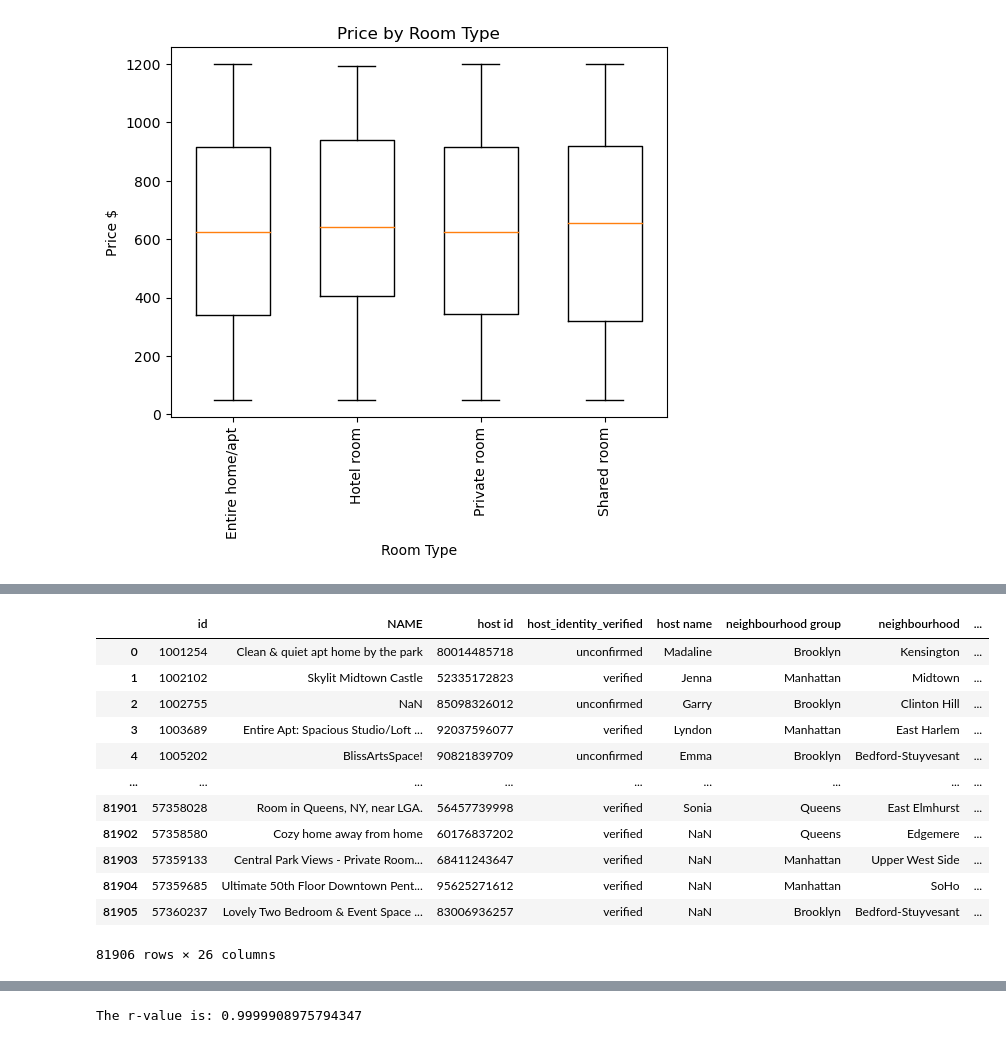
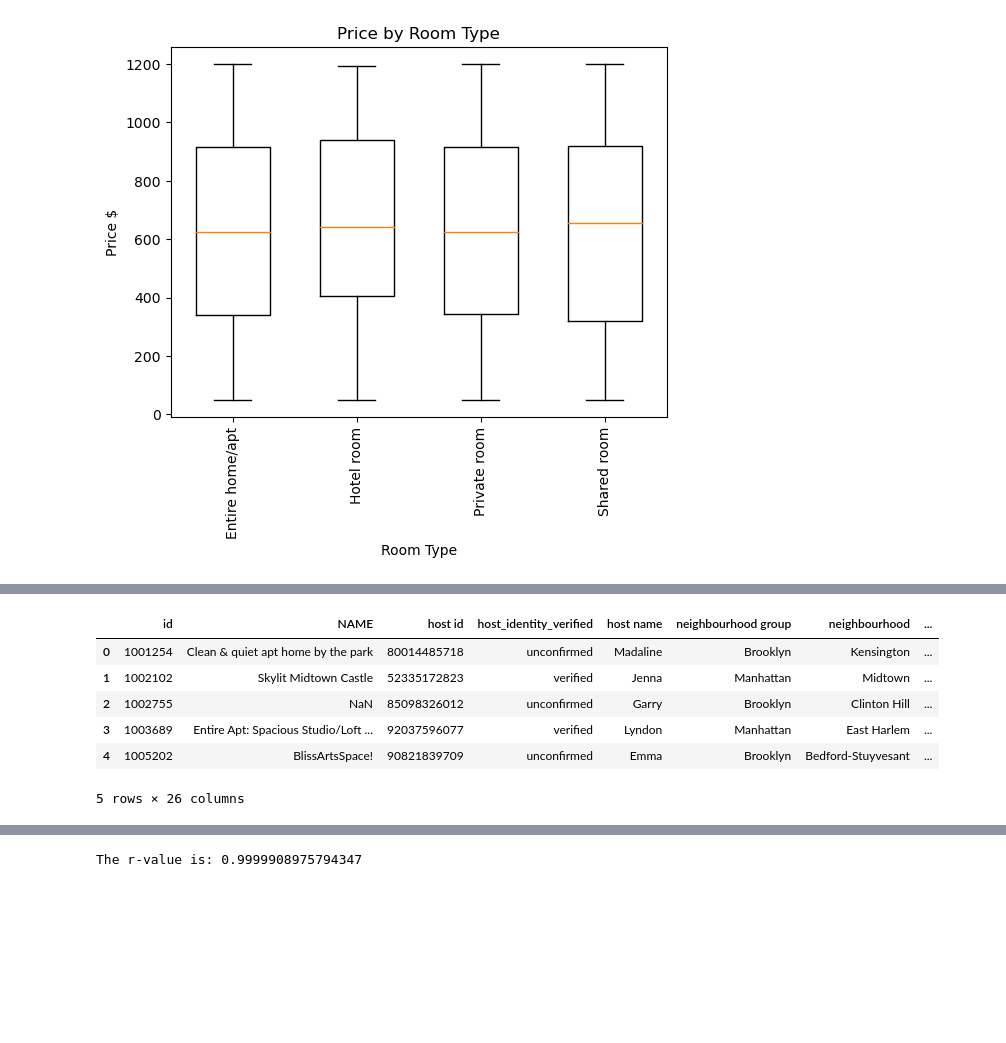
Before and after one commit to stephanielabelle/Project_1_Team6, a Jupyter notebook: steph_price_and_service_fee_plots.ipynb, the cells around one changed output, grey strips where cells are left out. Saved outputs shown, nothing was run; the diff lists cells and outputs as text; code cells hidden in the pictures; blank space fills up the shorter version.

```diff
--- a/steph_price_and_service_fee_plots.ipynb
+++ b/steph_price_and_service_fee_plots.ipynb
@@ -418,18 +500,13 @@ Text(0.5, 1.0, 'Price by Room Type for Properties Rated at 1 (Worst)')
 # %%
 # remove rows with service fee at zero
 airbnb_df_sl2 = airbnb_df_sl.loc[airbnb_df_sl['service fee'] >0,:]
 airbnb_df_sl2.reset_index(drop=True)
+airbnb_df_sl2.head()
 # %% [output]
 |  | id | NAME | host id | host_identity_verified | host name | neighbourhood group | neighbourhood | ... |
 | 0 | 1001254 | Clean & quiet apt home by the park | 80014485718 | unconfirmed | Madaline | Brooklyn | Kensington | ... |
 | 1 | 1002102 | Skylit Midtown Castle | 52335172823 | verified | Jenna | Manhattan | Midtown | ... |
 | 2 | 1002755 | NaN | 85098326012 | unconfirmed | Garry | Brooklyn | Clinton Hill | ... |
 | 3 | 1003689 | Entire Apt: Spacious Studio/Loft ... | 92037596077 | verified | Lyndon | Manhattan | East Harlem | ... |
 | 4 | 1005202 | BlissArtsSpace! | 90821839709 | unconfirmed | Emma | Brooklyn | Bedford-Stuyvesant | ... |
-| ... | ... | ... | ... | ... | ... | ... | ... | ... |
-| 81901 | 57358028 | Room in Queens, NY, near LGA. | 56457739998 | verified | Sonia | Queens | East Elmhurst | ... |
-| 81902 | 57358580 | Cozy home away from home | 60176837202 | verified | NaN | Queens | Edgemere | ... |
-| 81903 | 57359133 | Central Park Views - Private Room... | 68411243647 | verified | NaN | Manhattan | Upper West Side | ... |
-| 81904 | 57359685 | Ultimate 50th Floor Downtown Pent... | 95625271612 | verified | NaN | Manhattan | SoHo | ... |
-| 81905 | 57360237 | Lovely Two Bedroom & Event Space ... | 83006936257 | verified | NaN | Brooklyn | Bedford-Stuyvesant | ... |
-81906 rows × 26 columns
+5 rows × 26 columns
```
Also changed, not shown: parts of 24 cells of this notebook.
